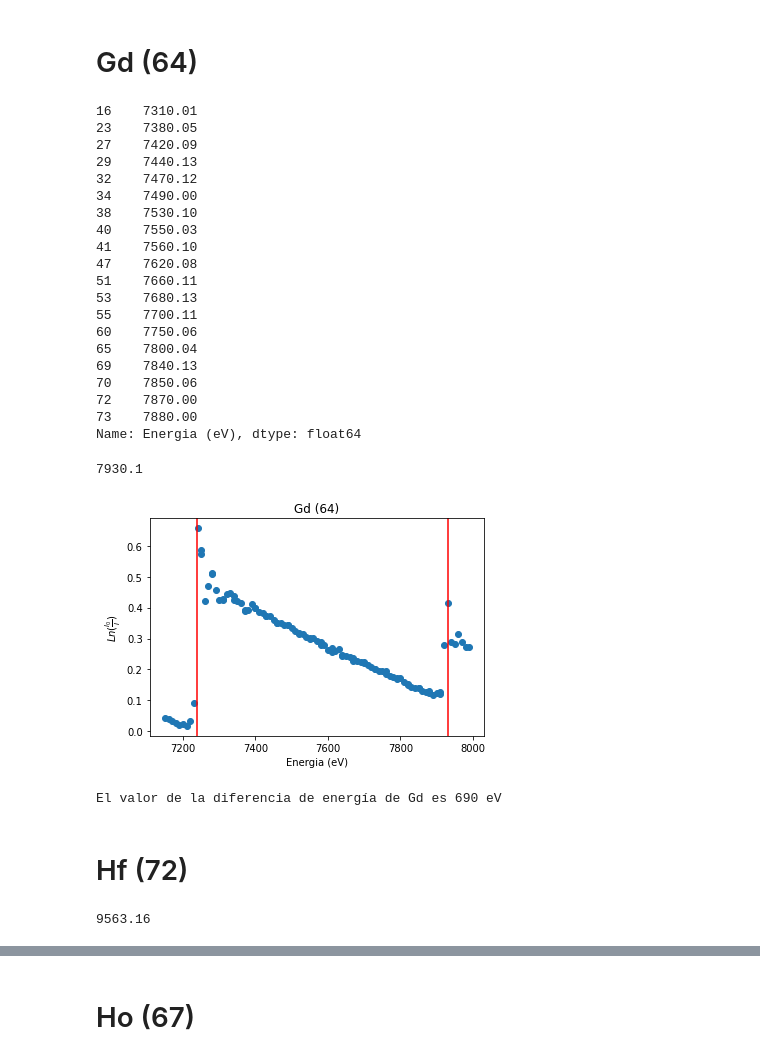
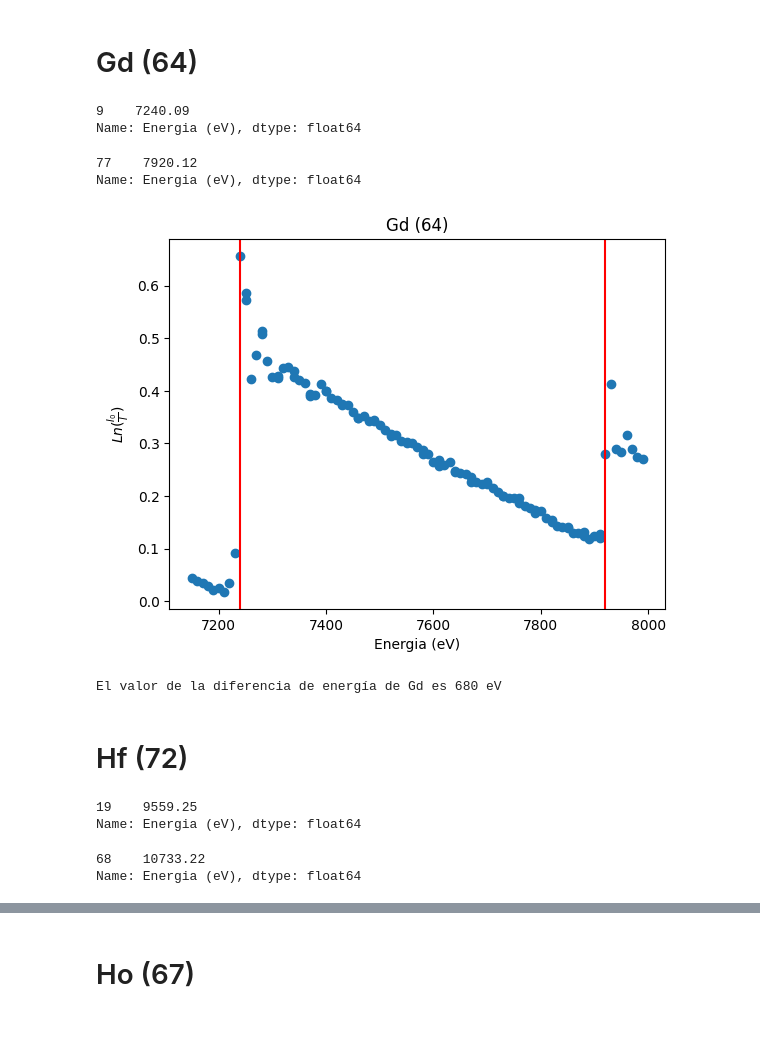
Before and after one commit to Lekkito/data-analysis-physics, a Jupyter notebook: spin-orbit/spinOrbita.ipynb, the cells around one changed output, grey strips where cells are left out. Saved outputs shown, nothing was run; the diff lists cells and outputs as text; code cells hidden in the pictures; blank space fills up the shorter version.

```diff
--- a/spin-orbit/spinOrbita.ipynb
+++ b/spin-orbit/spinOrbita.ipynb
@@ -244,56 +232,35 @@ El valor de la diferencia de energía de Er es 903.0 eV
 # %%
 datos = pd.read_table(r'datos\Gd.rx0', skiprows=30, delim_whitespace=True, names=['Energia (eV)', "Angulo", 'Tiempo', 'Io', "I", 'Ln'])
 datos['dx'] = datos['Ln'].diff()
-# %%
-umbral = 3e-3
-energias = datos[abs(datos['dx']) < umbral]['Energia (eV)']
-print(energias)
-# %% [output]
-16    7310.01
-23    7380.05
-27    7420.09
-29    7440.13
-32    7470.12
-34    7490.00
-38    7530.10
-40    7550.03
-41    7560.10
-47    7620.08
-51    7660.11
-53    7680.13
-55    7700.11
-60    7750.06
-65    7800.04
-69    7840.13
-70    7850.06
-72    7870.00
-73    7880.00
-Name: Energia (eV), dtype: float64
-# %%
-# Recortar los datos para que solo queden los mayores a 7800 eV
-datos2 = datos[datos['Energia (eV)'] > 7800]
-#Encontrar el valor maximo de datos2 en la columna Ln y devolver el valor de su energia
-datos2['Energia (eV)'][datos2['Ln'].idxmax()]
-# %% [output]
-7930.1
+# %%
+print(datos[datos['dx'] == datos['dx'].max()]['Energia (eV)'])
+#recortar los datos y solo agarrar aquellos en donde energia > 13500
+datos2 = datos[datos['Energia (eV)'] > 7850]
+datos2 = datos2[datos2['Energia (eV)'] < 8000]
+datos2[datos2['dx'] == datos2['dx'].max()]['Energia (eV)']
+# %% [output]
+9    7240.09
+Name: Energia (eV), dtype: float64
+77    7920.12
+Name: Energia (eV), dtype: float64
 # %%
 GdL3 = 7240
-GdL2 = 7930
+GdL2 = 7920
 
 plt.figure()
 plt.plot(datos['Energia (eV)'], datos['Ln'], 'o')
 plt.axvline(x=GdL3, color='r', linestyle='-')
 plt.axvline(x=GdL2, color='r', linestyle='-')
 plt.title('Gd (64)')
 plt.xlabel('Energia (eV)')
 plt.ylabel(r'$Ln(\frac{I_{0}}{I})$')
 plt.show()
 
 Gd_dE = GdL2 - GdL3
 print(f'El valor de la diferencia de energía de Gd es {Gd_dE} eV')
 # %% [output]
-[figure, old version]
+[figure, new version]
-El valor de la diferencia de energía de Gd es 690 eV
+El valor de la diferencia de energía de Gd es 680 eV
 # %% [markdown]
 # Hf (72)
 # %%
@@ -306,6 +269,12 @@ print(energias)
-# %%
-#Valor de energia para Ln maximo de datos
-datos['Energia (eV)'][datos['Ln'].idxmax()]
-# %% [output]
-9563.16
+# %%
+print(datos[datos['dx'] == datos['dx'].max()]['Energia (eV)'])
+#recortar los datos y solo agarrar aquellos en donde energia > 13500
+datos2 = datos[datos['Energia (eV)'] > 10600]
+datos2 = datos2[datos2['Energia (eV)'] < 10800]
+datos2[datos2['dx'] == datos2['dx'].max()]['Energia (eV)']
+# %% [output]
+19    9559.25
+Name: Energia (eV), dtype: float64
+68    10733.22
+Name: Energia (eV), dtype: float64
 # %%
```
Also changed, not shown: parts of 26 cells of this notebook.
